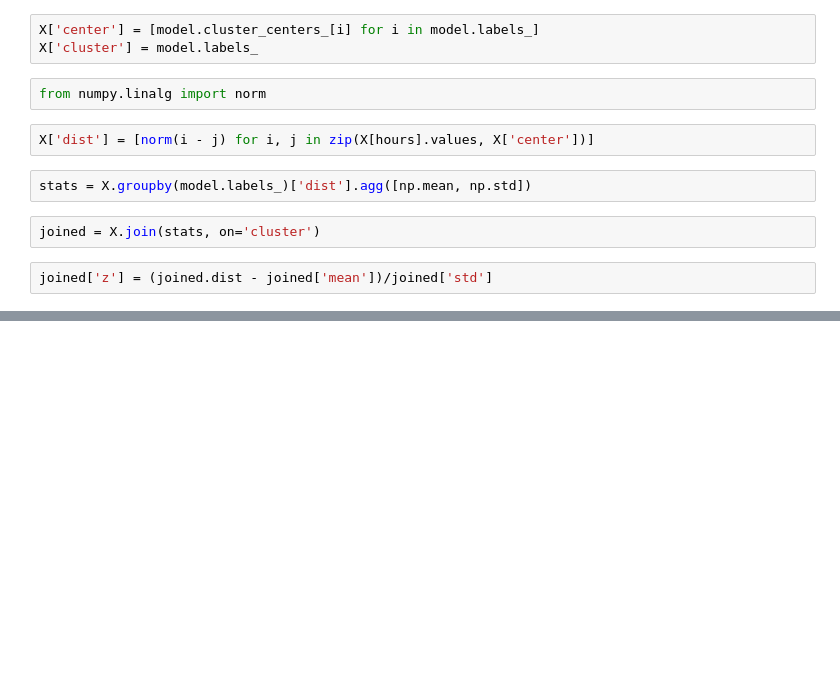
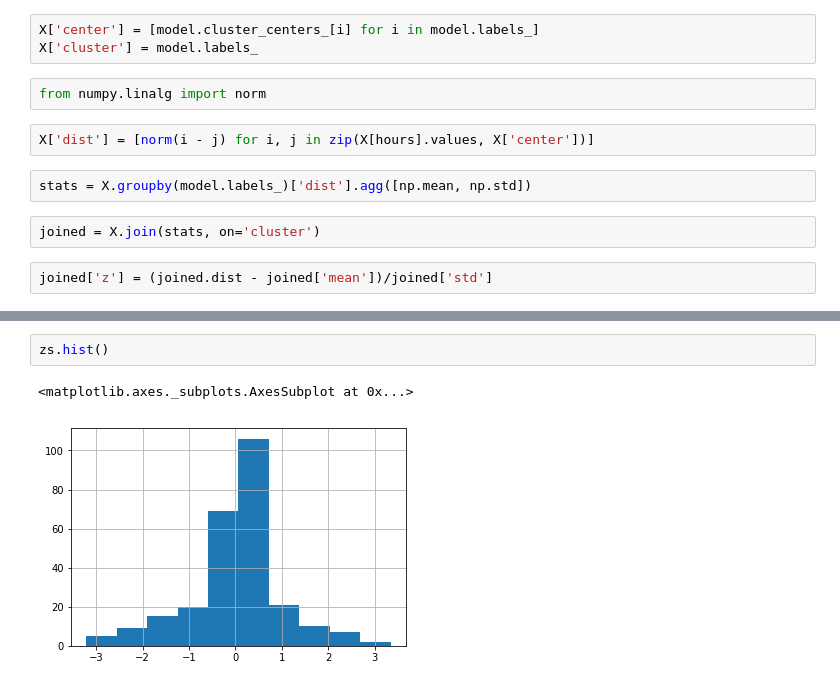
Before and after one commit to dhesse/STK-INF4000, a Jupyter notebook: nbhome/BABS - Outliers - Sklearn.ipynb, the cells around one changed output, grey strips where cells are left out. Cells and saved outputs as stored; diff of their text form; blank space fills up the shorter version.

```diff
--- a/nbhome/BABS - Outliers - Sklearn.ipynb
+++ b/nbhome/BABS - Outliers - Sklearn.ipynb
@@ -102,0 +225,5 @@ plt.ylabel('trip count')
+# %%
+zs.hist()
+# %% [output]
+<matplotlib.axes._subplots.AxesSubplot at 0x...>
+[figure, added]
```
Also changed, not shown: parts of 37 cells of this notebook, 44 other files.
